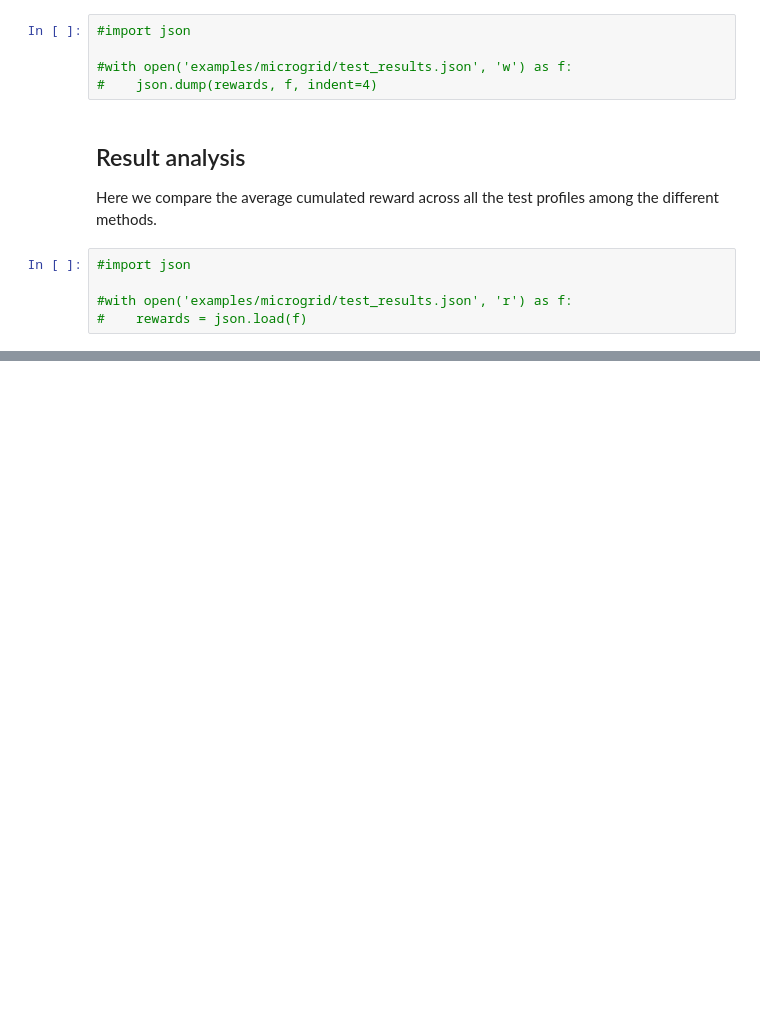
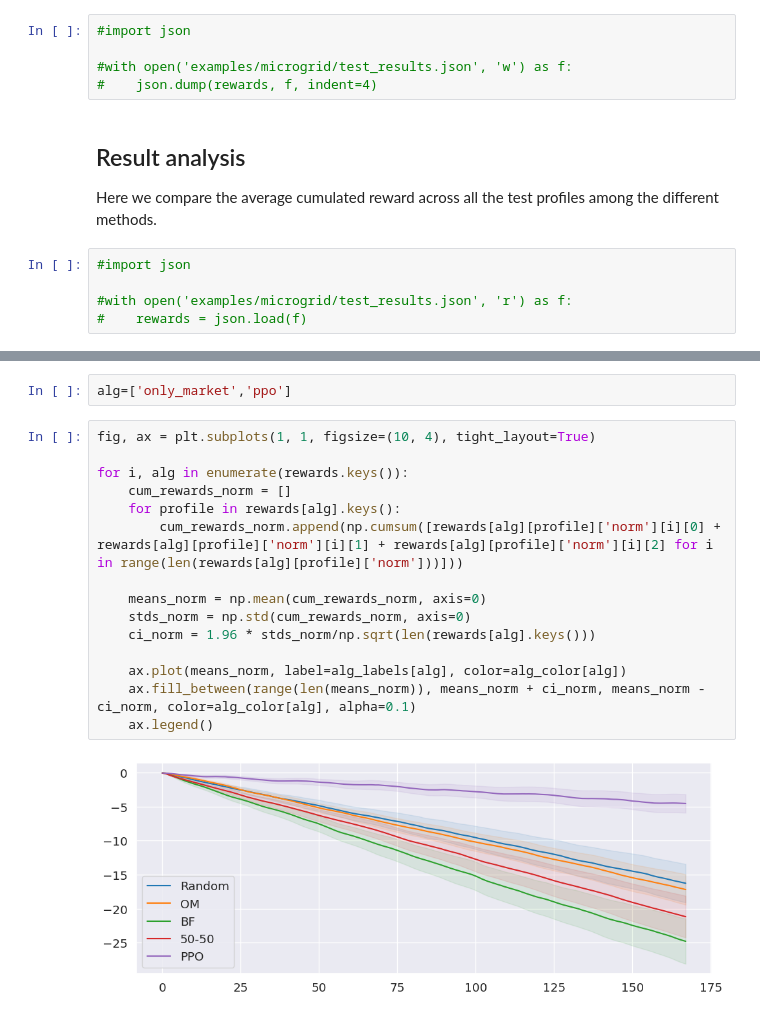
Before and after one commit to Daveonwave/ErNESTO-gym, a Jupyter notebook: examples/single_agent/benchmarks.ipynb, the cells around one changed output, grey strips where cells are left out. Drawn from its saved outputs; the diff is of its cells as text; blank space fills up the shorter version.

```diff
--- a/examples/single_agent/benchmarks.ipynb
+++ b/examples/single_agent/benchmarks.ipynb
@@ -422,0 +259,19 @@ for i, alg in enumerate(rewards.keys()):
+# %%
+alg=['only_market','ppo']
+# %%
+fig, ax = plt.subplots(1, 1, figsize=(10, 4), tight_layout=True)
+
+for i, alg in enumerate(rewards.keys()):
+    cum_rewards_norm = []
+    for profile in rewards[alg].keys():
+        cum_rewards_norm.append(np.cumsum([rewards[alg][profile]['norm'][i][0] + rewards[alg][profile]['norm'][i][1] + rewards[alg][profile]['norm'][i][2] for i in range(len(rewards[alg][profile]['norm']))]))
+
+    means_norm = np.mean(cum_rewards_norm, axis=0)
+    stds_norm = np.std(cum_rewards_norm, axis=0)
+    ci_norm = 1.96 * stds_norm/np.sqrt(len(rewards[alg].keys()))
+
+    ax.plot(means_norm, label=alg_labels[alg], color=alg_color[alg])
+    ax.fill_between(range(len(means_norm)), means_norm + ci_norm, means_norm - ci_norm, color=alg_color[alg], alpha=0.1)
+    ax.legend()
+# %% [output]
+[figure, added]
```
Also changed, not shown: parts of 11 cells of this notebook, 29 other files.
